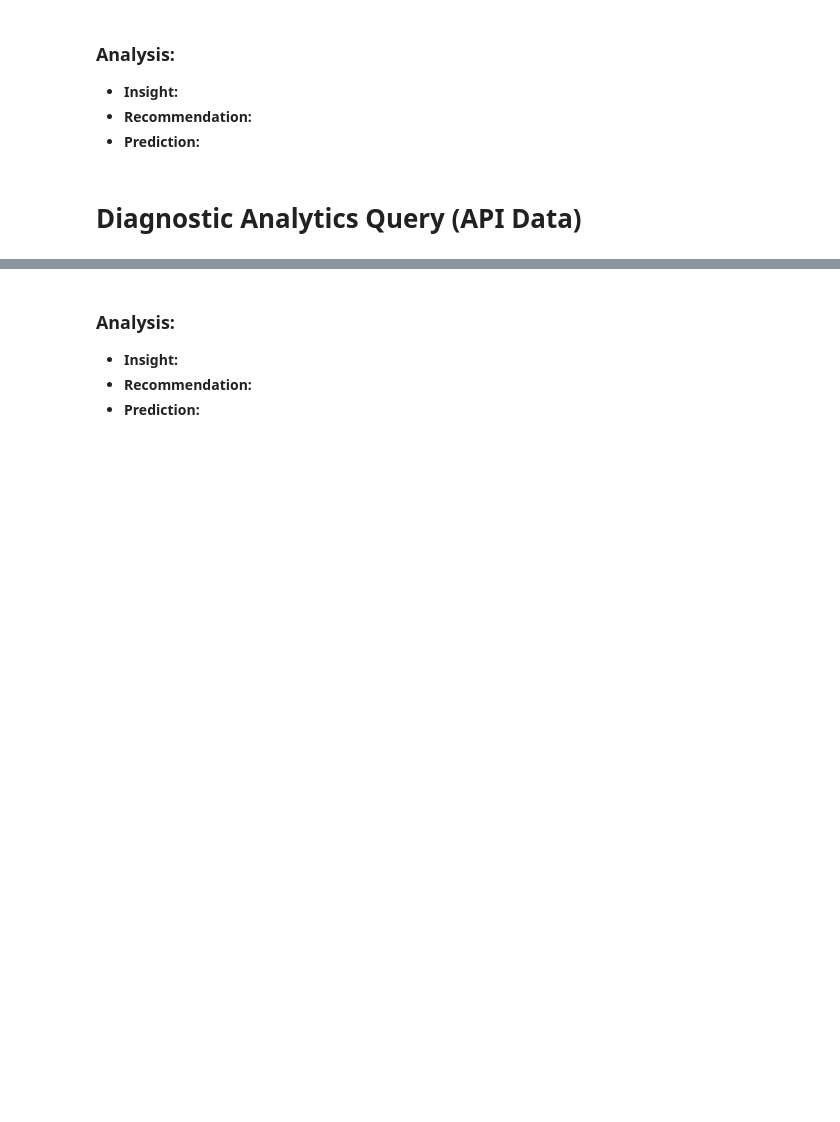
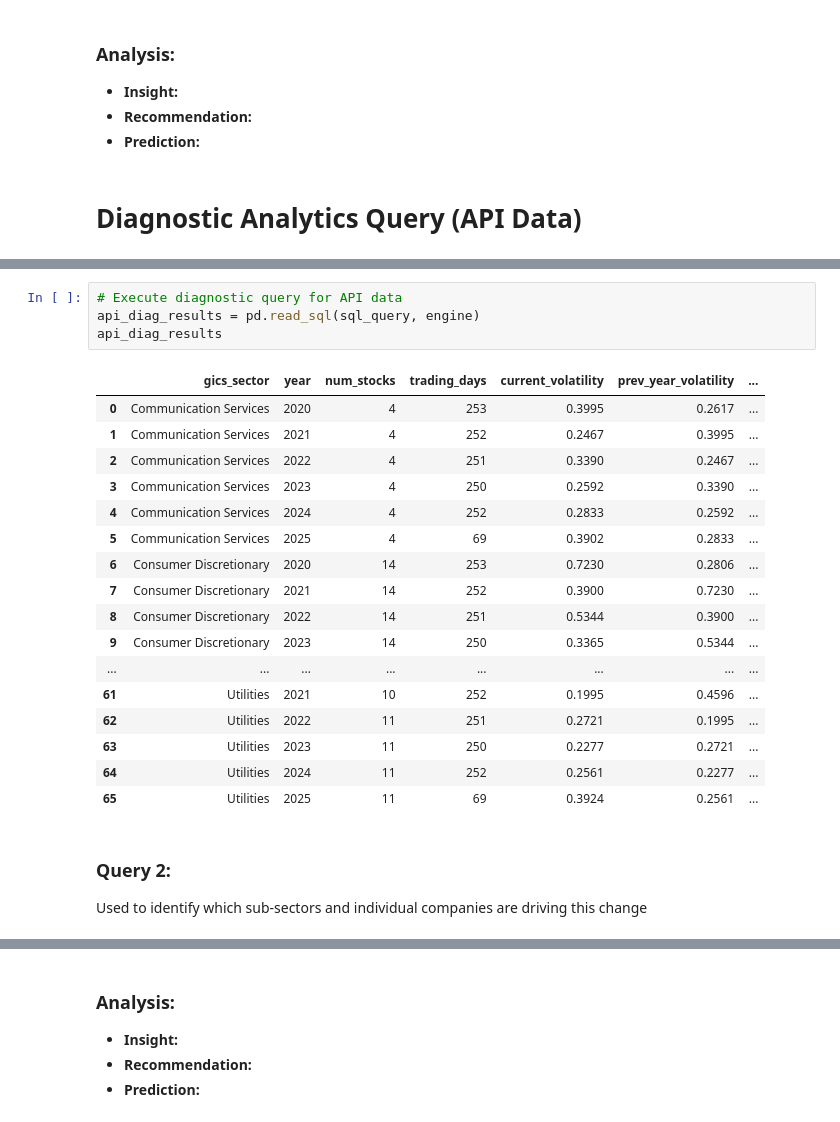
Before and after one commit to spenchav/SP500-RiskAnalysis, a Jupyter notebook: notebooks/Tiingo_API_SQL_Analysis.ipynb, the cells around one changed output, grey strips where cells are left out. Saved outputs shown, nothing was run; the diff lists cells and outputs as text; blank space fills up the shorter version.

```diff
--- a/notebooks/Tiingo_API_SQL_Analysis.ipynb
+++ b/notebooks/Tiingo_API_SQL_Analysis.ipynb
@@ -262,0 +295,25 @@ ORDER BY
+# %%
+# Execute diagnostic query for API data
+api_diag_results = pd.read_sql(sql_query, engine)
+api_diag_results
+# %% [output]
+|  | gics_sector | year | num_stocks | trading_days | current_volatility | prev_year_volatility | ... |
+| 0 | Communication Services | 2020 | 4 | 253 | 0.3995 | 0.2617 | ... |
+| 1 | Communication Services | 2021 | 4 | 252 | 0.2467 | 0.3995 | ... |
+| 2 | Communication Services | 2022 | 4 | 251 | 0.3390 | 0.2467 | ... |
+| 3 | Communication Services | 2023 | 4 | 250 | 0.2592 | 0.3390 | ... |
+| 4 | Communication Services | 2024 | 4 | 252 | 0.2833 | 0.2592 | ... |
+| 5 | Communication Services | 2025 | 4 | 69 | 0.3902 | 0.2833 | ... |
+| 6 | Consumer Discretionary | 2020 | 14 | 253 | 0.7230 | 0.2806 | ... |
+| 7 | Consumer Discretionary | 2021 | 14 | 252 | 0.3900 | 0.7230 | ... |
+| 8 | Consumer Discretionary | 2022 | 14 | 251 | 0.5344 | 0.3900 | ... |
+| 9 | Consumer Discretionary | 2023 | 14 | 250 | 0.3365 | 0.5344 | ... |
+| ... | ... | ... | ... | ... | ... | ... | ... |
+| 61 | Utilities | 2021 | 10 | 252 | 0.1995 | 0.4596 | ... |
+| 62 | Utilities | 2022 | 11 | 251 | 0.2721 | 0.1995 | ... |
+| 63 | Utilities | 2023 | 11 | 250 | 0.2277 | 0.2721 | ... |
+| 64 | Utilities | 2024 | 11 | 252 | 0.2561 | 0.2277 | ... |
+| 65 | Utilities | 2025 | 11 | 69 | 0.3924 | 0.2561 | ... |
+# %% [markdown]
+### Query 2:
+Used to identify which sub-sectors and individual companies are driving this change
```
Also changed, not shown: parts of 13 cells of this notebook, 2 other files.
